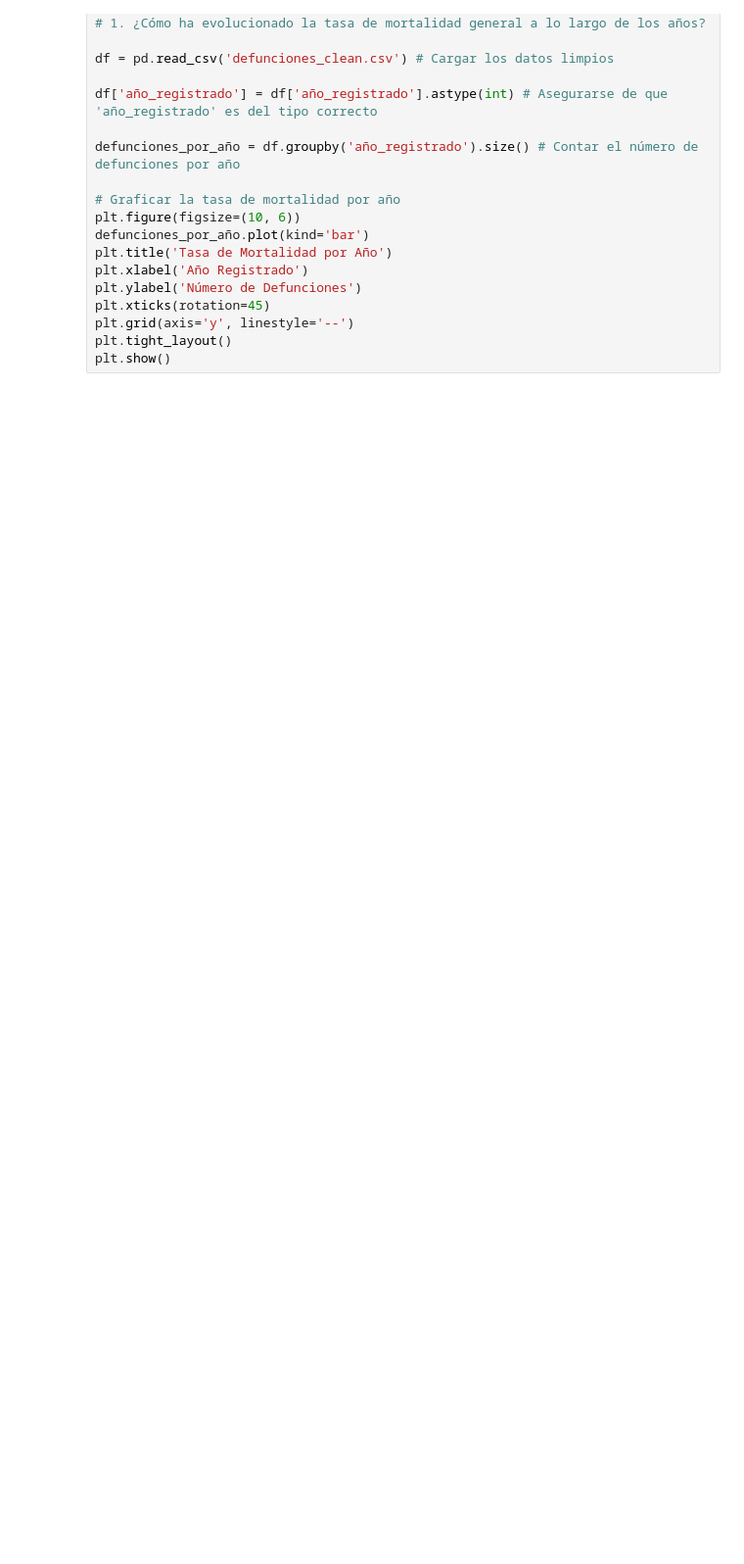
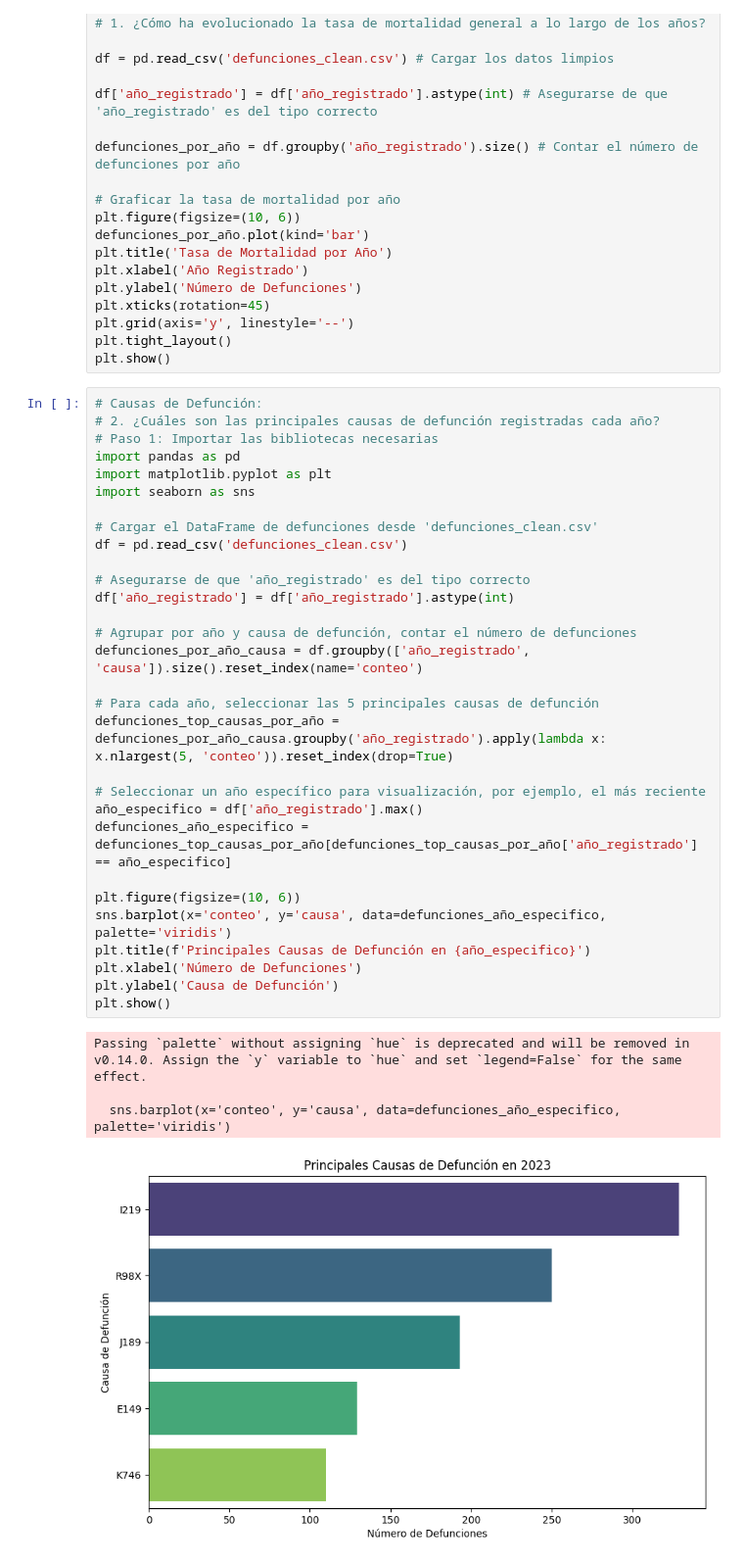
Before and after one commit to DannyEst6109/Proyecto-DataMining, a Jupyter notebook: questions.ipynb, the cells around one changed output. Shown at 98% size. Cells and saved outputs as stored; diff of their text form; blank space fills up the shorter version.

```diff
--- a/questions.ipynb
+++ b/questions.ipynb
@@ -24,3 +24,38 @@ plt.xticks(rotation=45)
 plt.grid(axis='y', linestyle='--')
 plt.tight_layout()
 plt.show()
+# %%
+# Causas de Defunción:
+# 2. ¿Cuáles son las principales causas de defunción registradas cada año?
+# Paso 1: Importar las bibliotecas necesarias
+import pandas as pd
+import matplotlib.pyplot as plt
+import seaborn as sns
+
+# Cargar el DataFrame de defunciones desde 'defunciones_clean.csv'
+df = pd.read_csv('defunciones_clean.csv')
+
+# Asegurarse de que 'año_registrado' es del tipo correcto
+df['año_registrado'] = df['año_registrado'].astype(int)
+
+# Agrupar por año y causa de defunción, contar el número de defunciones
+defunciones_por_año_causa = df.groupby(['año_registrado', 'causa']).size().reset_index(name='conteo')
+
+# Para cada año, seleccionar las 5 principales causas de defunción
+defunciones_top_causas_por_año = defunciones_por_año_causa.groupby('año_registrado').apply(lambda x: x.nlargest(5, 'conteo')).reset_index(drop=True)
+
+# Seleccionar un año específico para visualización, por ejemplo, el más reciente
+año_especifico = df['año_registrado'].max()
+defunciones_año_especifico = defunciones_top_causas_por_año[defunciones_top_causas_por_año['año_registrado'] == año_especifico]
+
+plt.figure(figsize=(10, 6))
+sns.barplot(x='conteo', y='causa', data=defunciones_año_especifico, palette='viridis')
+plt.title(f'Principales Causas de Defunción en {año_especifico}')
+plt.xlabel('Número de Defunciones')
+plt.ylabel('Causa de Defunción')
+plt.show()
+# %% [output]
+Passing `palette` without assigning `hue` is deprecated and will be removed in v0.14.0. Assign the `y` variable to `hue` and set `legend=False` for the same effect.
+
+  sns.barplot(x='conteo', y='causa', data=defunciones_año_especifico, palette='viridis')
+[figure, added]
```
Also changed, not shown: parts of 3 cells of this notebook.
